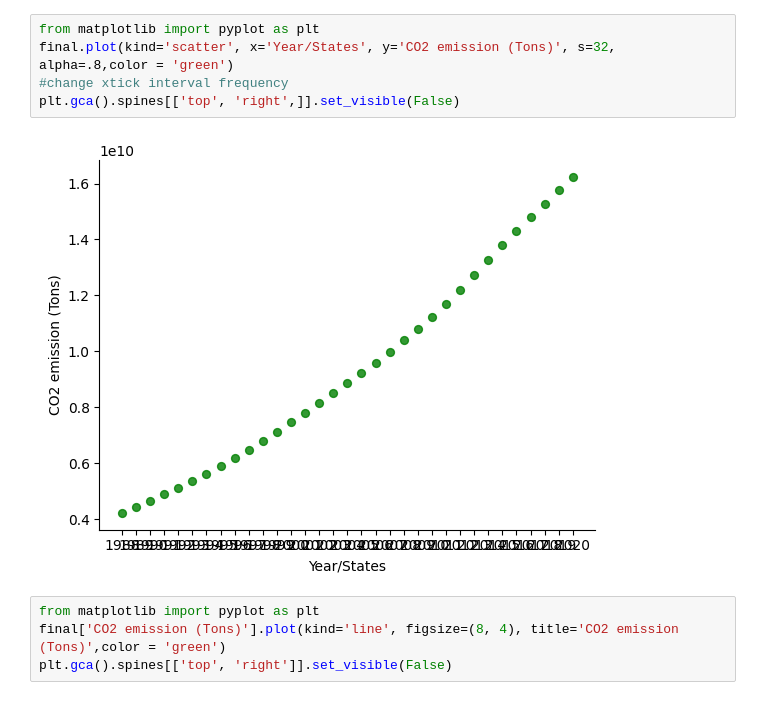
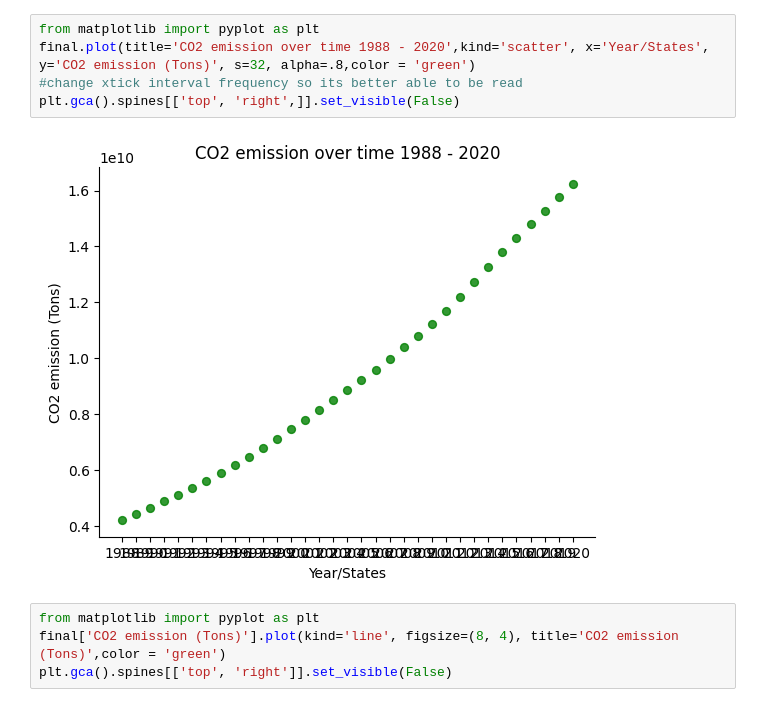
Before and after one commit to Isaac0123/CS418Final, a Jupyter notebook: CS418Analysis.ipynb, the cells around one changed output. Saved outputs shown, nothing was run; the diff lists cells and outputs as text.

```diff
--- a/CS418Analysis.ipynb
+++ b/CS418Analysis.ipynb
@@ -51,11 +56,11 @@ final
 | 32 | 2020 | 706 | 1512 | 24 | 336 | 1779 | 4899 | 1273 | 297 | 25 | ... |
 # %%
 from matplotlib import pyplot as plt
-final.plot(kind='scatter', x='Year/States', y='CO2 emission (Tons)', s=32, alpha=.8,color = 'green')
-#change xtick interval frequency
+final.plot(title='CO2 emission over time 1988 - 2020',kind='scatter', x='Year/States', y='CO2 emission (Tons)', s=32, alpha=.8,color = 'green')
+#change xtick interval frequency so its better able to be read
 plt.gca().spines[['top', 'right',]].set_visible(False)
 # %% [output]
-[figure, old version]
+[figure, new version]
 # %%
 from matplotlib import pyplot as plt
 final['CO2 emission (Tons)'].plot(kind='line', figsize=(8, 4), title='CO2 emission (Tons)',color = 'green')
```
Also changed, not shown: parts of 1 cell of this notebook.
